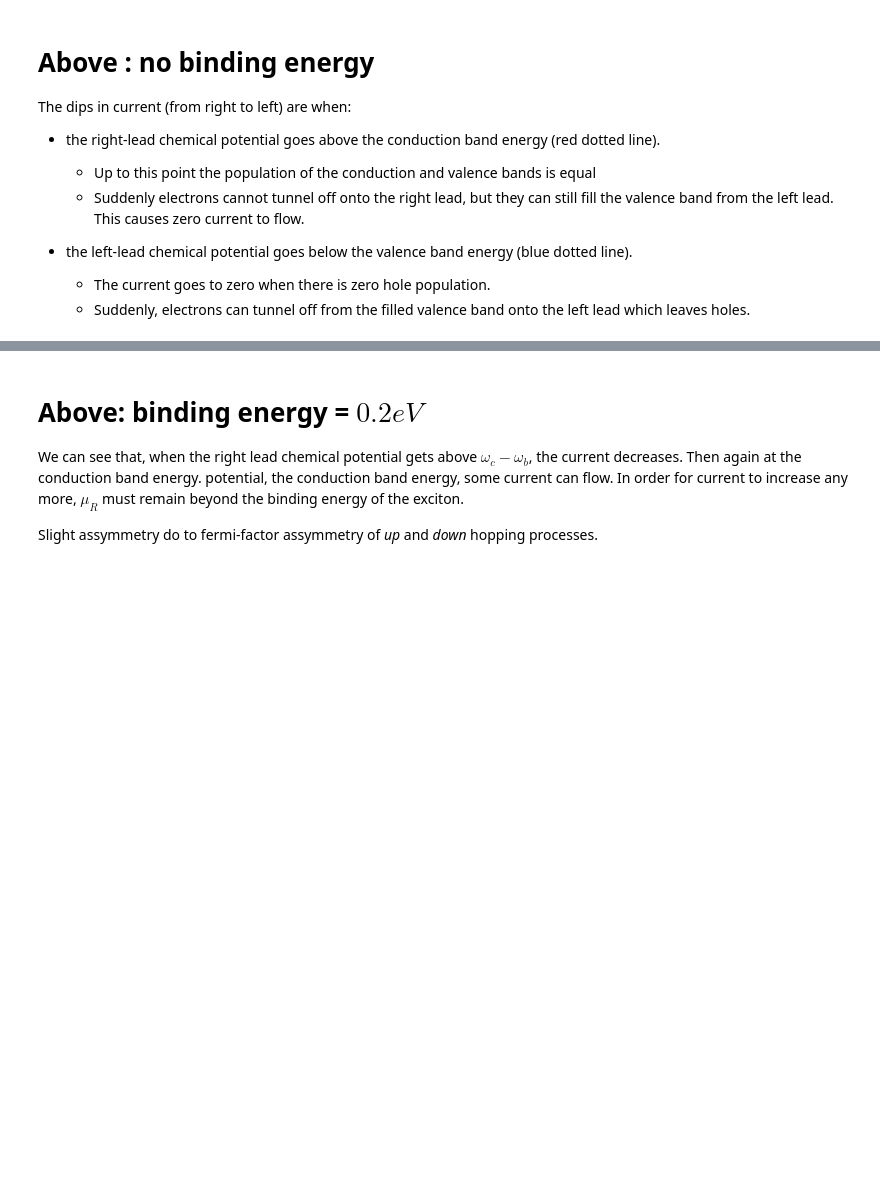
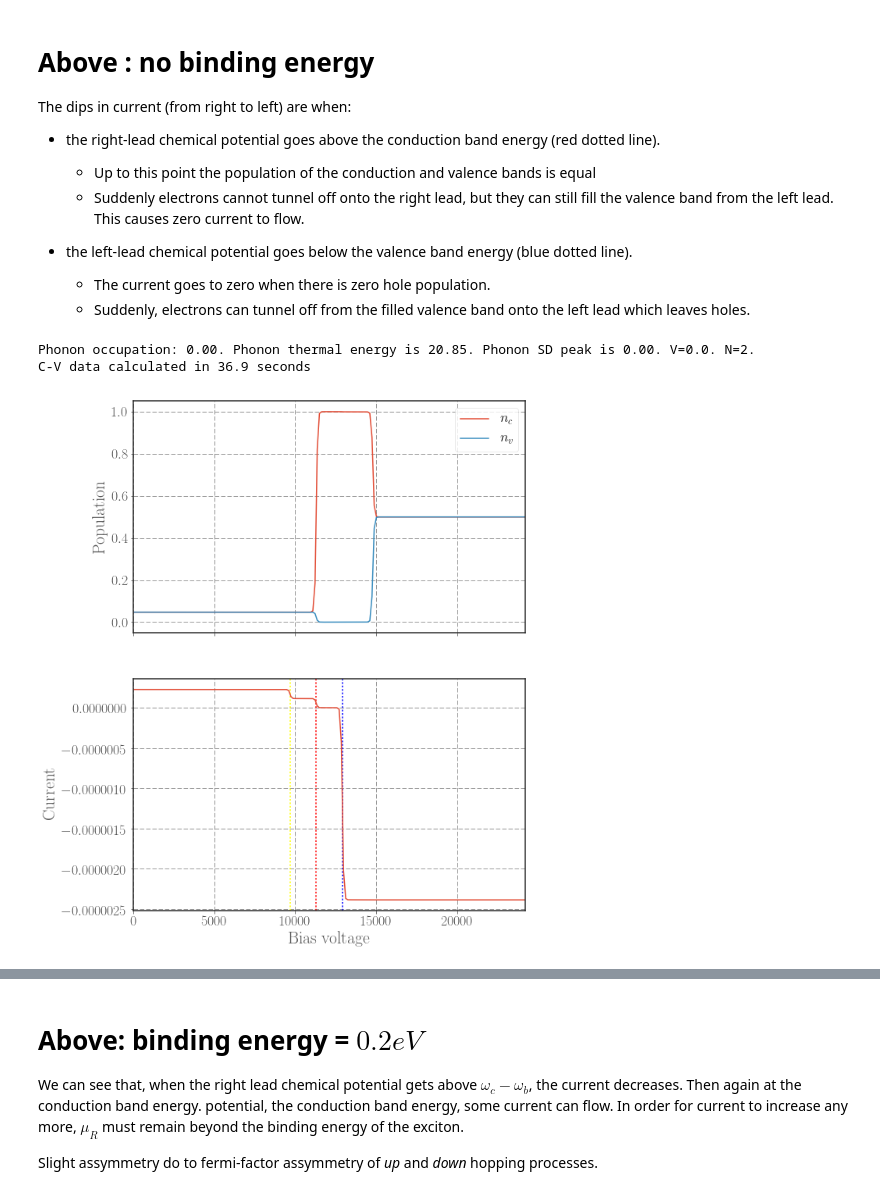
Before and after one commit to HenryMaguire/TLS-photocell-code, a Jupyter notebook: CS_photocurrent_dev.ipynb, the cells around one changed output, grey strips where cells are left out. Cells and saved outputs as stored; diff of their text form; code cells hidden in the pictures; blank space fills up the shorter version.

```diff
--- a/CS_photocurrent_dev.ipynb
+++ b/CS_photocurrent_dev.ipynb
@@ -405,4 +457,18 @@ The dips in current (from right to left) are when:
 
     - The current goes to zero when there is zero hole population.
     - Suddenly, electrons can tunnel off from the filled valence band onto the left lead which leaves holes.
+# %%
+# binding energy SMALLER than 2*mu-bandgap, mu>bandgap/2
+PARAMS = PARAMS_setup(binding_energy=0.1, radiative_lifetime=1, alpha_ph=0, mu=800e-3,
+                      bias_voltage=0, N=2, silent=False, T_C=30.)
+data_dict = populations_and_current_vs_voltage(PARAMS, x_scale=2)
+#V_values, I = simple_current_vs_voltage(PARAMS, x_scale=2)
+#V_values, Pc, Pv = band_populations_vs_voltage(PARAMS, x_scale=2)
+#plot_diagrams(data_dict, y_values='bias_voltage')
+plot_voltage_current(data_dict)
+plt.savefig('PLOTS/C-V-2a.pdf')
+# %% [output]
+Phonon occupation: 0.00. Phonon thermal energy is 20.85. Phonon SD peak is 0.00. V=0.0. N=2.
+C-V data calculated in 36.9 seconds
+[figure, added]
 # %%
```
Also changed, not shown: parts of 36 cells of this notebook, 9 other files.
